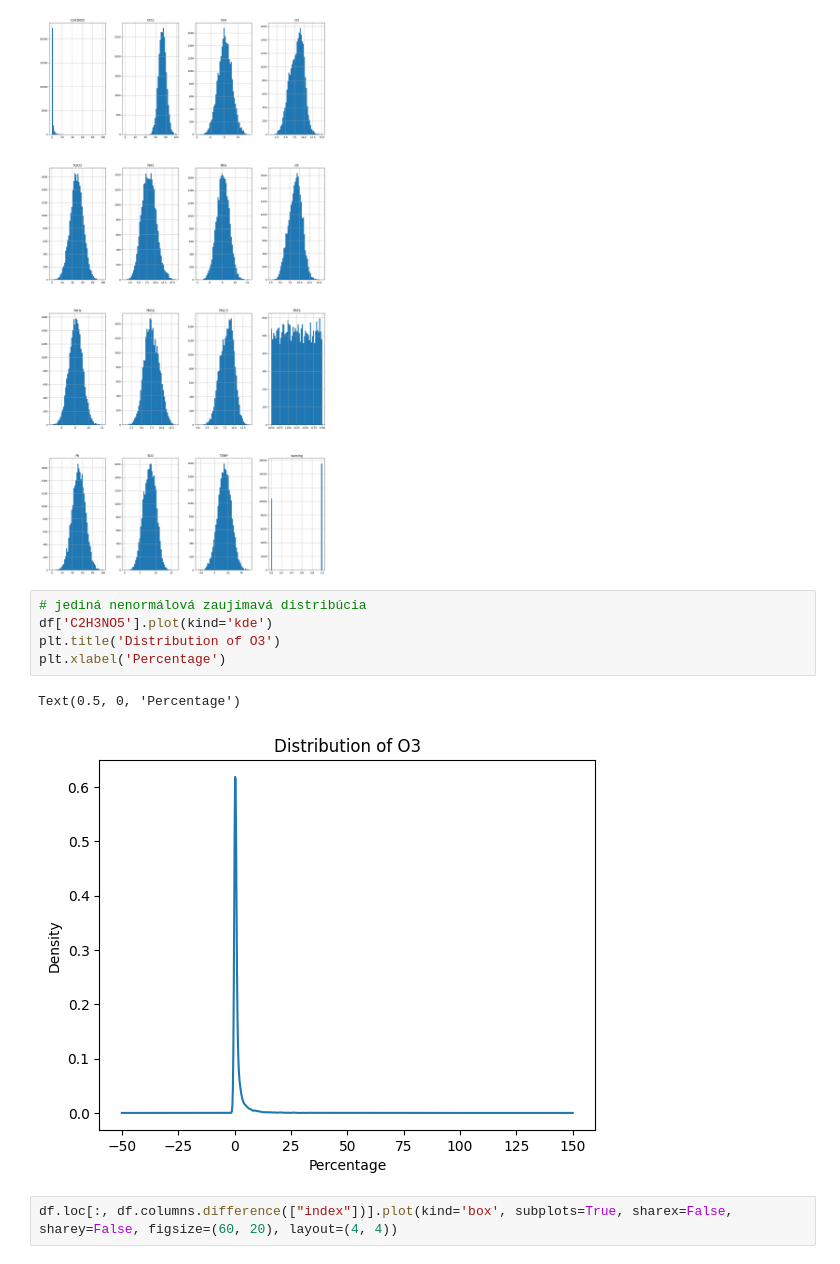
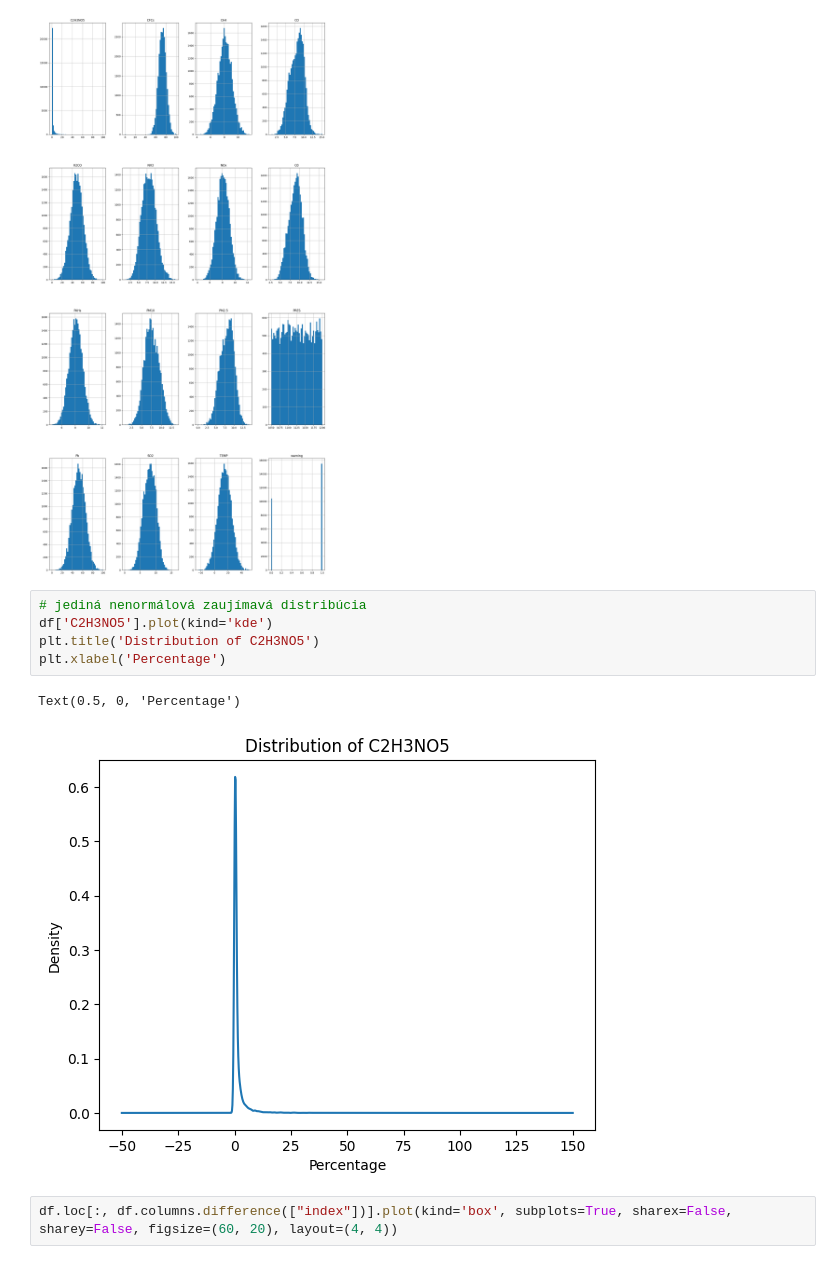
Before and after one commit to Roman-24/IAU-project, a Jupyter notebook: iau_prj_env/bitarovsky_machacova.ipynb, the cells around one changed output. Cells and saved outputs as stored; diff of their text form.

```diff
--- a/iau_prj_env/bitarovsky_machacova.ipynb
+++ b/iau_prj_env/bitarovsky_machacova.ipynb
@@ -384,11 +384,11 @@ array([[<AxesSubplot: title={'center': 'C2H3NO5'}>,
 # %%
 # jediná nenormálová zaujímavá distribúcia
 df['C2H3NO5'].plot(kind='kde')
-plt.title('Distribution of O3')
+plt.title('Distribution of C2H3NO5')
 plt.xlabel('Percentage')
 # %% [output]
 Text(0.5, 0, 'Percentage')
-[figure, old version]
+[figure, new version]
 # %%
 df.loc[:, df.columns.difference(["index"])].plot(kind='box', subplots=True, sharex=False, sharey=False, figsize=(60, 20), layout=(4, 4))
 # %% [output]
```
Also changed, not shown: parts of 3 cells of this notebook.
